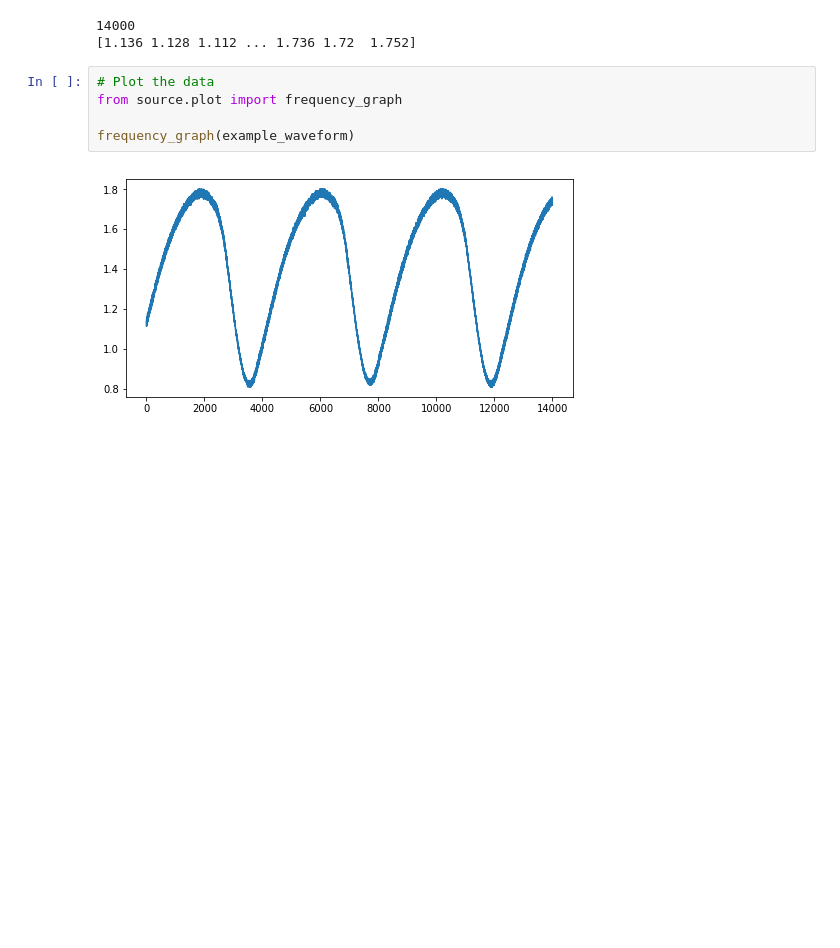
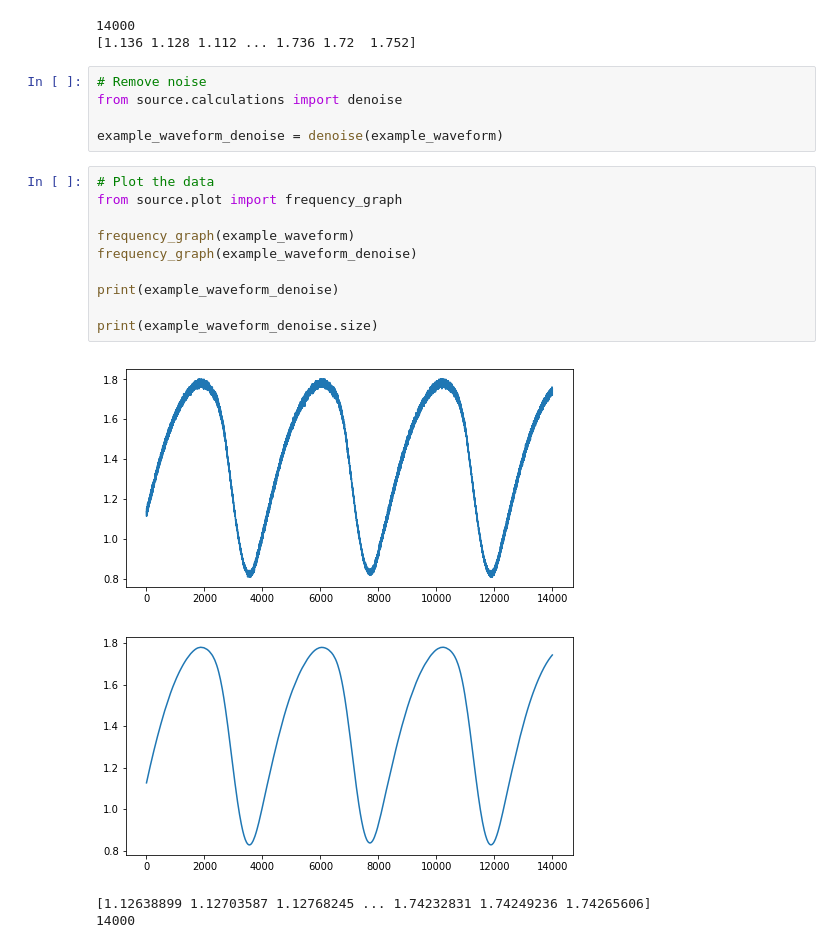
Before and after one commit to yeutterg/beautiful-flicker, a Jupyter notebook: examples/oscilloscope.ipynb, the cells around one changed output. Cells and saved outputs as stored; diff of their text form; blank space fills up the shorter version.

```diff
--- a/examples/oscilloscope.ipynb
+++ b/examples/oscilloscope.ipynb
@@ -14,10 +14,23 @@ print(example_waveform)
 # %% [output]
 14000
 [1.136 1.128 1.112 ... 1.736 1.72  1.752]
+# %%
+# Remove noise
+from source.calculations import denoise
+
+example_waveform_denoise = denoise(example_waveform)
 # %%
 # Plot the data
 from source.plot import frequency_graph
 
 frequency_graph(example_waveform)
+frequency_graph(example_waveform_denoise)
+
+print(example_waveform_denoise)
+
+print(example_waveform_denoise.size)
 # %% [output]
 [figure]
+[figure, added]
+[1.12638899 1.12703587 1.12768245 ... 1.74232831 1.74249236 1.74265606]
+14000
```
Also changed, not shown: parts of 3 cells of this notebook, 3 other files.
